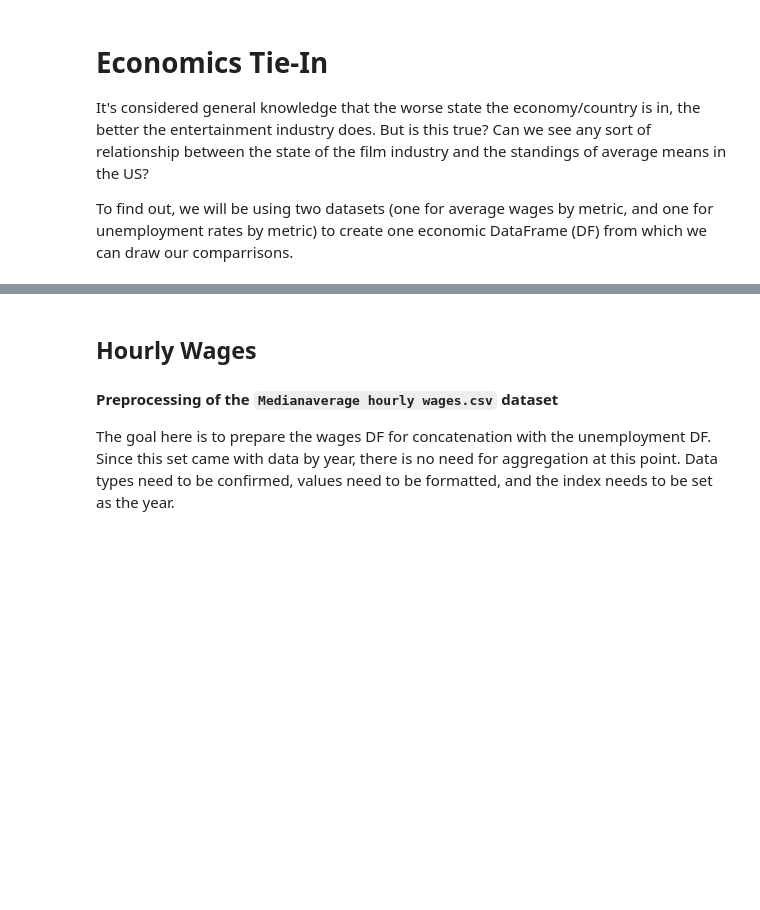
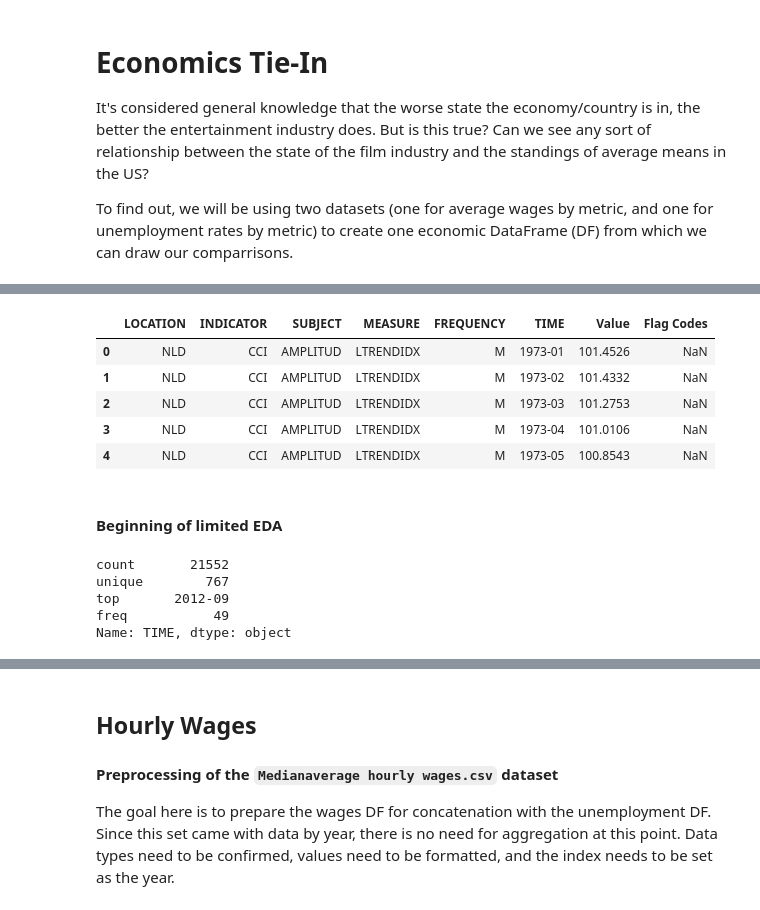
Before and after one commit to bychok/ai_project_2_group_10, a Jupyter notebook: financial_EDA.ipynb, the cells around one changed output, grey strips where cells are left out. Drawn from its saved outputs; the diff is of its cells as text; code cells hidden in the pictures; blank space fills up the shorter version.

```diff
--- a/Testing.ipynb
+++ b/financial_EDA.ipynb
@@ -31,3 +59,6 @@ Per EPI description;
 # Reading in data
 df_hourly_wages = pd.read_csv("./Resources/EPI Data Library - Medianaverage hourly wages.csv")
 df_unemp = pd.read_csv("./Resources/EPI Data Library - Unemployment.csv")
+df_cci = pd.read_csv("./Resources/CCI_OECD.csv")
+df_inflation = pd.read_csv("./Resources/US_inflation_rates.csv")
+df_public_debt = pd.read_csv("./Resources/public_debt.csv")
@@ -33,0 +71,21 @@ df_unemp = pd.read_csv("./Resources/EPI Data Library - Unemployment.csv")
+# %%
+# Viewing `df_cci`
+df_cci.head()
+# %% [output]
+|  | LOCATION | INDICATOR | SUBJECT | MEASURE | FREQUENCY | TIME | Value | Flag Codes |
+| 0 | NLD | CCI | AMPLITUD | LTRENDIDX | M | 1973-01 | 101.4526 | NaN |
+| 1 | NLD | CCI | AMPLITUD | LTRENDIDX | M | 1973-02 | 101.4332 | NaN |
+| 2 | NLD | CCI | AMPLITUD | LTRENDIDX | M | 1973-03 | 101.2753 | NaN |
+| 3 | NLD | CCI | AMPLITUD | LTRENDIDX | M | 1973-04 | 101.0106 | NaN |
+| 4 | NLD | CCI | AMPLITUD | LTRENDIDX | M | 1973-05 | 100.8543 | NaN |
+# %% [markdown]
+#### Beginning of limited EDA
+# %%
+# Beginning EDA on `df_cci`
+df_cci['TIME'].describe()
+# %% [output]
+count       21552
+unique        767
+top       2012-09
+freq           49
+Name: TIME, dtype: object
```
Also changed, not shown: parts of 26 cells of this notebook.
